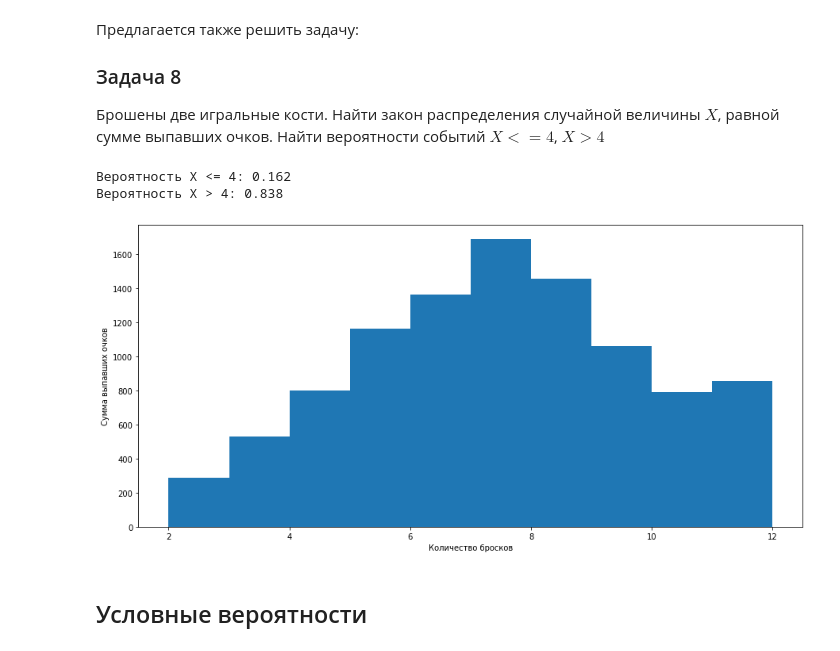
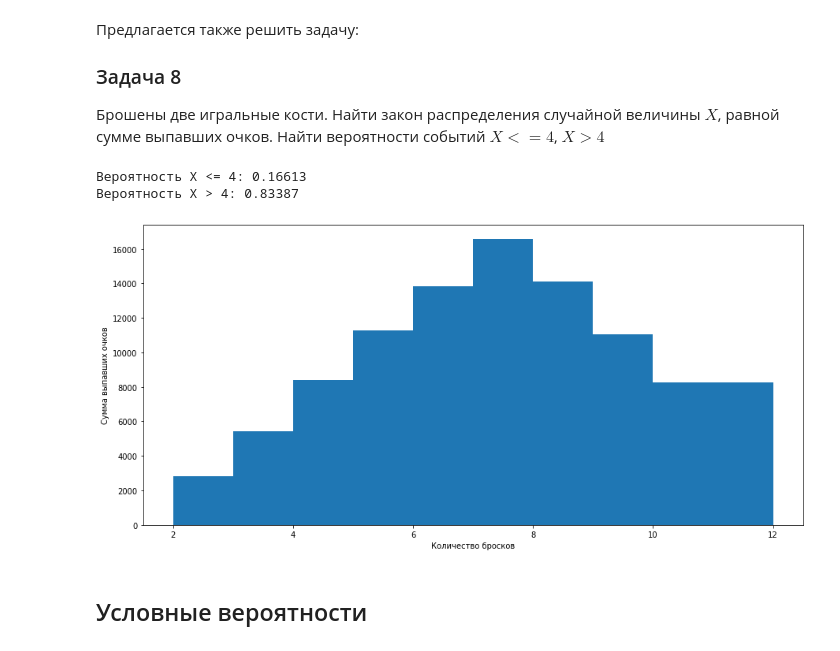
Before and after one commit to buxkirill/reboot_DA, a Jupyter notebook: math_stat/homeworks/Практика_к_занятию_11_empty.ipynb, the cells around one changed output. Drawn from its saved outputs; the diff is of its cells as text; code cells hidden in the pictures.

```diff
--- a/math_stat/homeworks/Практика_к_занятию_11_empty.ipynb
+++ b/math_stat/homeworks/Практика_к_занятию_11_empty.ipynb
@@ -206,23 +235,23 @@ plt.show()
 ### Задача 8
 Брошены две игральные кости. Найти закон распределения случайной величины $X$, равной сумме выпавших очков. Найти вероятности событий ${X <= 4}$, ${X > 4}$
 # %%
-n = 10000
+n = 100000
 array1 = np.random.randint(1, 7, n)
 array2 = np.random.randint(1, 7, n)
 
 sum_array = array1 + array2
 
 print('Вероятность X <= 4:', len(np.where(sum_array <= 4)[0]) / n)
 print('Вероятность X > 4:', len(np.where(sum_array > 4)[0]) / n)
 plt.figure(figsize=(15,7))
 plt.hist(sum_array)
 plt.xlabel('Количество бросков')
 plt.ylabel('Сумма выпавших очков')
 plt.show()
 # %% [output]
-Вероятность X <= 4: 0.162
-Вероятность X > 4: 0.838
+Вероятность X <= 4: 0.16613
+Вероятность X > 4: 0.83387
-[figure, old version]
+[figure, new version]
 # %% [markdown]
 ## Условные вероятности
 # %% [markdown]
```
Also changed, not shown: parts of 12 cells of this notebook.
